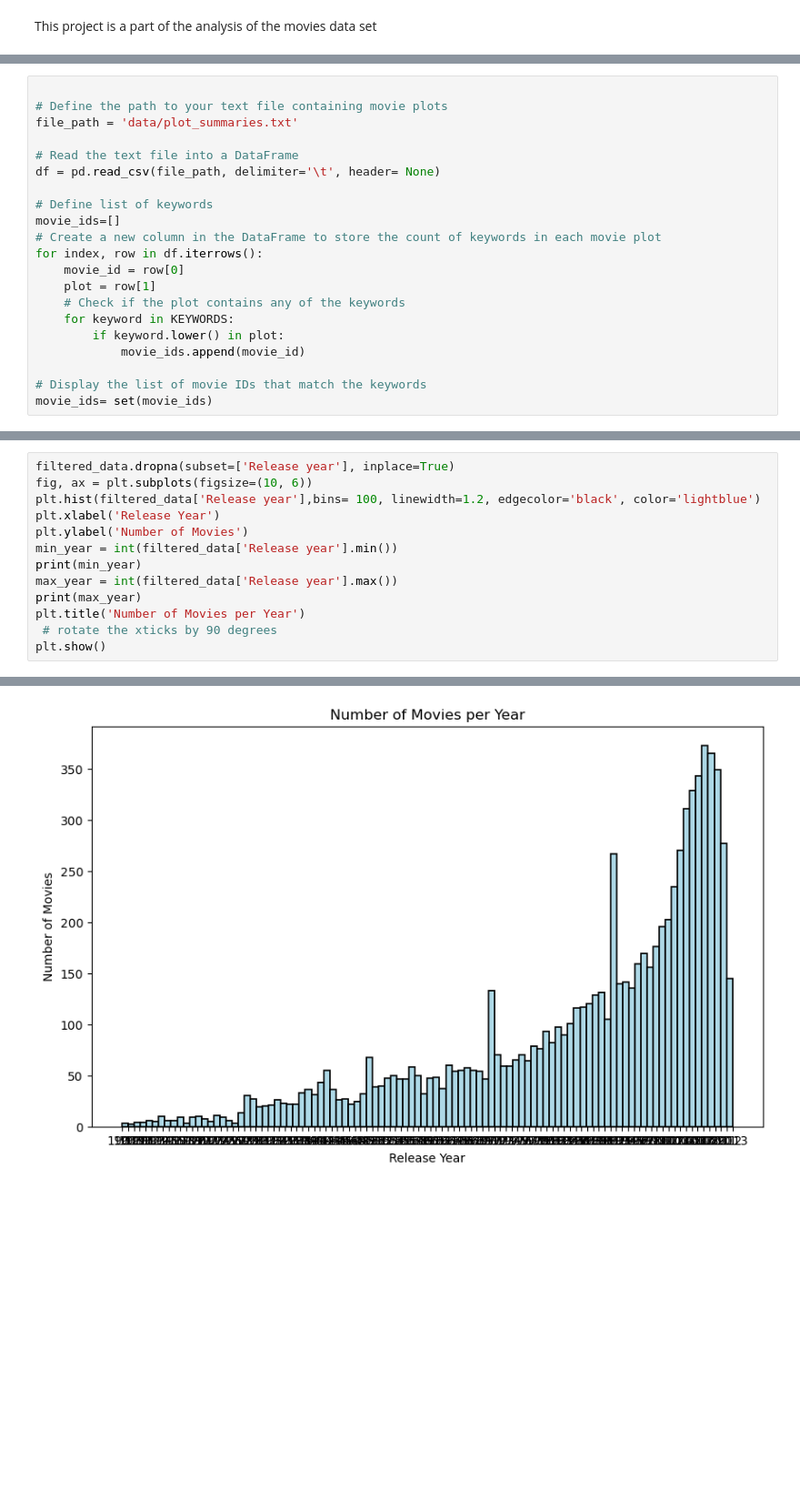
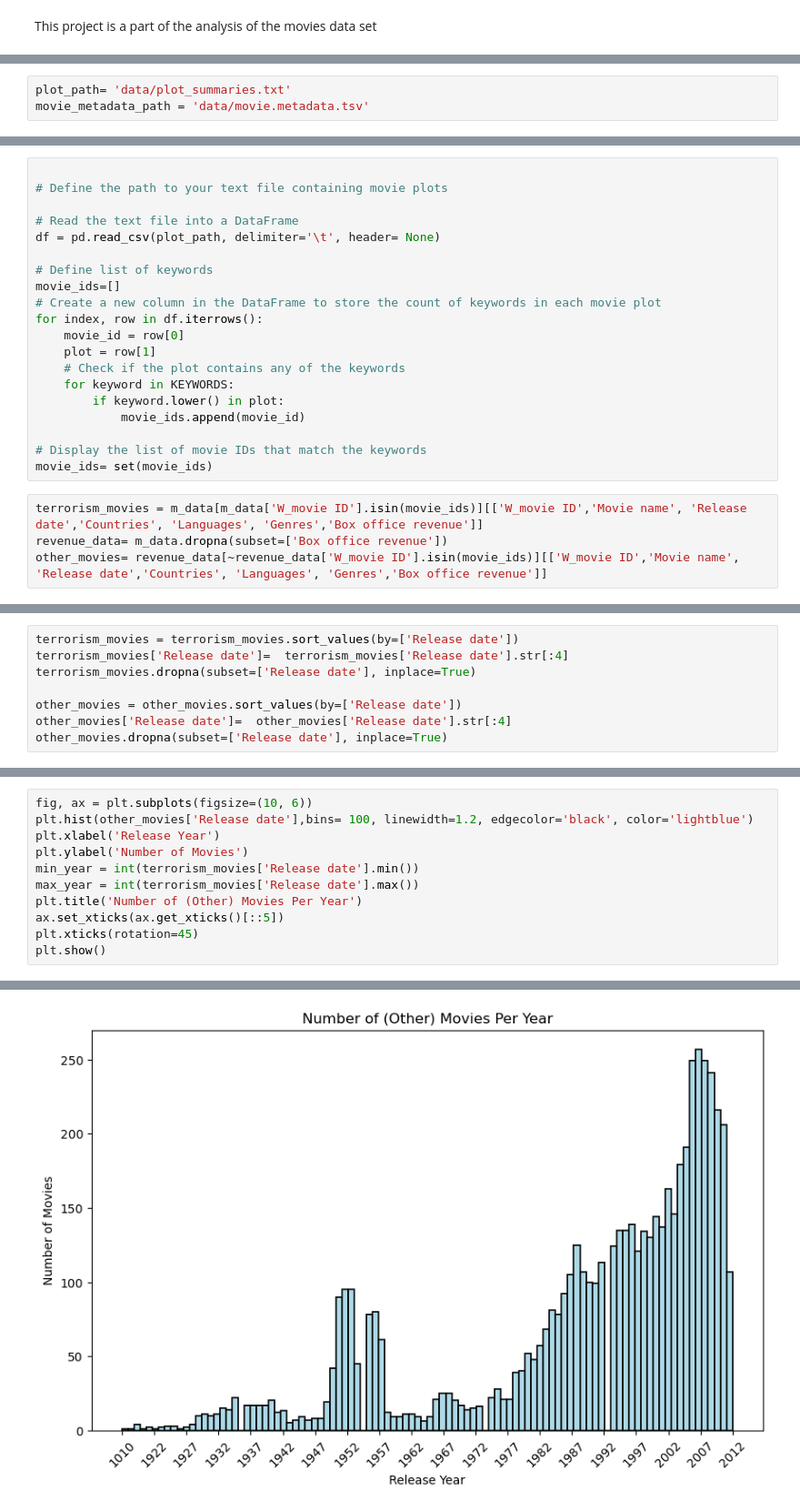
Before and after one commit to epfl-ada/ada-2023-project-boat2023, a Jupyter notebook: projectADA.ipynb, the cells around one changed output, grey strips where cells are left out. Shown at 91% size. Saved outputs shown, nothing was run; the diff lists cells and outputs as text; blank space fills up the shorter version.

Commit message:
Some DataWrangling + Visualizations

```diff
--- a/projectADA.ipynb
+++ b/projectADA.ipynb
@@ -14,0 +14,3 @@ KEYWORDS = [ "Terrorism", "Terrorist", "Terrorists", "Jihad", "Extremism", "Extr
+# %%
+plot_path= 'data/plot_summaries.txt'
+movie_metadata_path = 'data/movie.metadata.tsv'
@@ -15,10 +23,9 @@ KEYWORDS = [ "Terrorism", "Terrorist", "Terrorists", "Jihad", "Extremism", "Extr
 # %%
 
 # Define the path to your text file containing movie plots
-file_path = 'data/plot_summaries.txt'
 
 # Read the text file into a DataFrame
-df = pd.read_csv(file_path, delimiter='\t', header= None)
+df = pd.read_csv(plot_path, delimiter='\t', header= None)
 
 # Define list of keywords
 movie_ids=[]
@@ -33,4 +40,8 @@ for index, row in df.iterrows():
 
 # Display the list of movie IDs that match the keywords
 movie_ids= set(movie_ids)
+# %%
+terrorism_movies = m_data[m_data['W_movie ID'].isin(movie_ids)][['W_movie ID','Movie name', 'Release date','Countries', 'Languages', 'Genres','Box office revenue']]
+revenue_data= m_data.dropna(subset=['Box office revenue'])
+other_movies= revenue_data[~revenue_data['W_movie ID'].isin(movie_ids)][['W_movie ID','Movie name', 'Release date','Countries', 'Languages', 'Genres','Box office revenue']]
 # %% [markdown]
@@ -78,0 +49,8 @@ print(filtered_data['Release year'].isna().sum())
+# %%
+terrorism_movies = terrorism_movies.sort_values(by=['Release date'])
+terrorism_movies['Release date']=  terrorism_movies['Release date'].str[:4]
+terrorism_movies.dropna(subset=['Release date'], inplace=True)
+
+other_movies = other_movies.sort_values(by=['Release date'])
+other_movies['Release date']=  other_movies['Release date'].str[:4]
+other_movies.dropna(subset=['Release date'], inplace=True)
@@ -79,14 +70,12 @@ print(filtered_data['Release year'].isna().sum())
 # %%
-filtered_data.dropna(subset=['Release year'], inplace=True)
 fig, ax = plt.subplots(figsize=(10, 6))
-plt.hist(filtered_data['Release year'],bins= 100, linewidth=1.2, edgecolor='black', color='lightblue')
+plt.hist(other_movies['Release date'],bins= 100, linewidth=1.2, edgecolor='black', color='lightblue')
 plt.xlabel('Release Year')
 plt.ylabel('Number of Movies')
-min_year = int(filtered_data['Release year'].min())
-print(min_year)
-max_year = int(filtered_data['Release year'].max())
-print(max_year)
-plt.title('Number of Movies per Year')
- # rotate the xticks by 90 degrees
+min_year = int(terrorism_movies['Release date'].min())
+max_year = int(terrorism_movies['Release date'].max())
+plt.title('Number of (Other) Movies Per Year')
+ax.set_xticks(ax.get_xticks()[::5])
+plt.xticks(rotation=45)
 plt.show()
 # %% [output]
@@ -95 +82 @@ plt.show()
-[figure, old version]
+[figure, new version]
```
Also changed, not shown: parts of 15 cells of this notebook.
